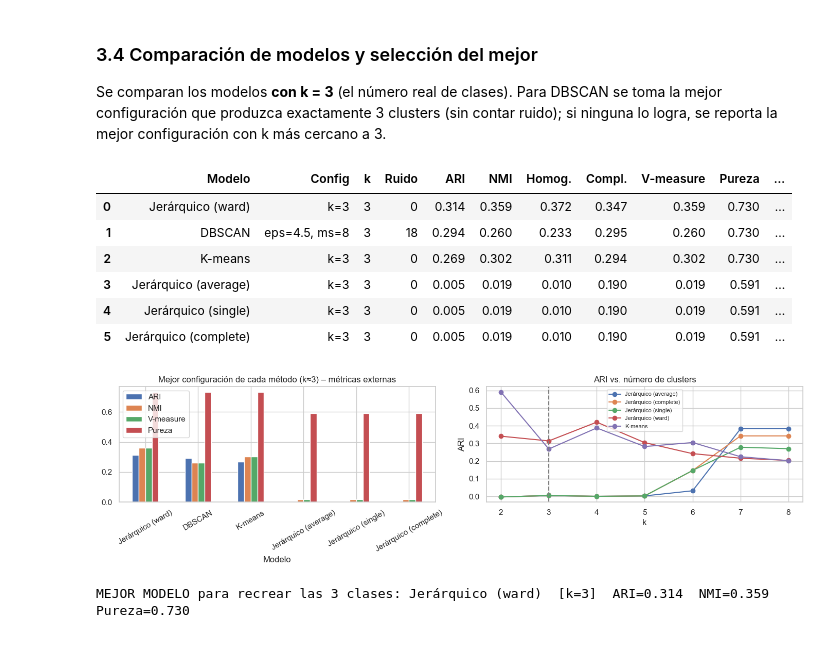
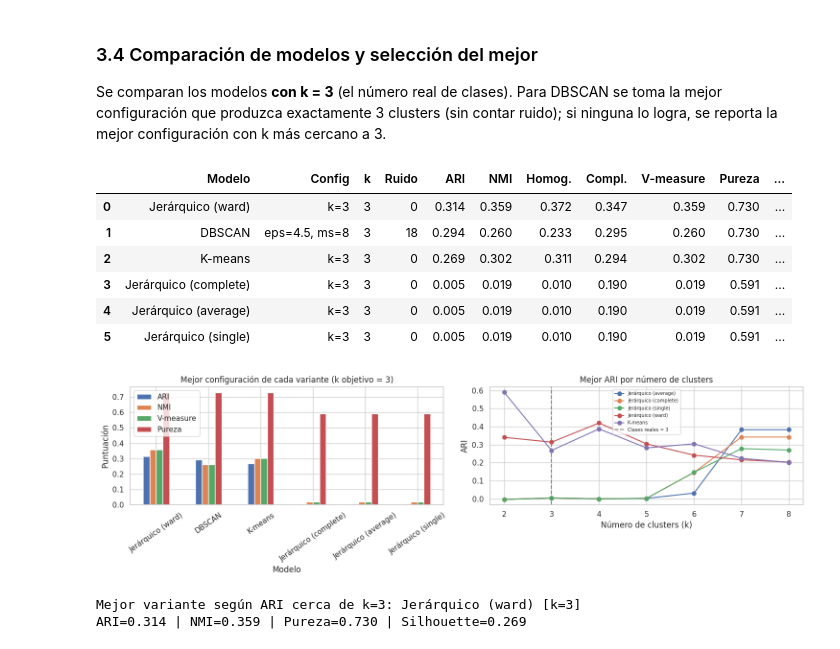
Before and after one commit to INNOX20/Proyecto-3-del-curso, a Jupyter notebook: Proyecto3_Sleep_Health.ipynb, the cells around one changed output. Drawn from its saved outputs; the diff is of its cells as text; code cells hidden in the pictures.

```diff
--- a/Proyecto3_Sleep_Health.ipynb
+++ b/Proyecto3_Sleep_Health.ipynb
@@ -397,41 +580,55 @@ Se comparan los modelos **con k = 3** (el número real de clases). Para DBSCAN s
 # %%
 R = pd.DataFrame(resultados)
 
-# Mejor configuración por familia con k == n_clases
+# Para cada variante se prioriza k = número real de clases. Si DBSCAN no produce
+# ese k, se conservan todas las configuraciones con el k más cercano y se elige
+# entre ellas la de mayor ARI.
 filas = []
-for modelo, g in R.groupby("Modelo"):
-    g3 = g[g["k"] == n_clases]
-    if len(g3) == 0:                       # DBSCAN puede no tener k exacto
-        g3 = g.iloc[(g["k"] - n_clases).abs().argsort()[:1]]
-    filas.append(g3.sort_values("ARI", ascending=False).iloc[0])
+for modelo, g in R.groupby("Modelo", sort=False):
+    g = g.copy()
+    exactas = g[g["k"] == n_clases]
+    if not exactas.empty:
+        candidatas = exactas
+    else:
+        distancia_minima = (g["k"] - n_clases).abs().min()
+        candidatas = g[(g["k"] - n_clases).abs() == distancia_minima]
+    filas.append(candidatas.sort_values(["ARI", "NMI", "Pureza"], ascending=False).iloc[0])
+
 comp = pd.DataFrame(filas).sort_values("ARI", ascending=False).reset_index(drop=True)
-comp.round(3)
+display(comp.round(3))
 # %% [output]
 |  | Modelo | Config | k | Ruido | ARI | NMI | Homog. | Compl. | V-measure | Pureza | ... |
 | 0 | Jerárquico (ward) | k=3 | 3 | 0 | 0.314 | 0.359 | 0.372 | 0.347 | 0.359 | 0.730 | ... |
 | 1 | DBSCAN | eps=4.5, ms=8 | 3 | 18 | 0.294 | 0.260 | 0.233 | 0.295 | 0.260 | 0.730 | ... |
 | 2 | K-means | k=3 | 3 | 0 | 0.269 | 0.302 | 0.311 | 0.294 | 0.302 | 0.730 | ... |
-| 3 | Jerárquico (average) | k=3 | 3 | 0 | 0.005 | 0.019 | 0.010 | 0.190 | 0.019 | 0.591 | ... |
-| 4 | Jerárquico (single) | k=3 | 3 | 0 | 0.005 | 0.019 | 0.010 | 0.190 | 0.019 | 0.591 | ... |
-| 5 | Jerárquico (complete) | k=3 | 3 | 0 | 0.005 | 0.019 | 0.010 | 0.190 | 0.019 | 0.591 | ... |
+| 3 | Jerárquico (complete) | k=3 | 3 | 0 | 0.005 | 0.019 | 0.010 | 0.190 | 0.019 | 0.591 | ... |
+| 4 | Jerárquico (average) | k=3 | 3 | 0 | 0.005 | 0.019 | 0.010 | 0.190 | 0.019 | 0.591 | ... |
+| 5 | Jerárquico (single) | k=3 | 3 | 0 | 0.005 | 0.019 | 0.010 | 0.190 | 0.019 | 0.591 | ... |
 # %%
-fig, ax = plt.subplots(1, 2, figsize=(14, 4))
-comp.set_index("Modelo")[["ARI", "NMI", "V-measure", "Pureza"]].plot.bar(ax=ax[0], rot=30)
-ax[0].set_title(f"Mejor configuración de cada método (k≈{n_clases}) – métricas externas")
+fig, ax = plt.subplots(1, 2, figsize=(15, 4.5))
+comp.set_index("Modelo")[["ARI", "NMI", "V-measure", "Pureza"]].plot.bar(ax=ax[0], rot=35)
+ax[0].set_title(f"Mejor configuración de cada variante (k objetivo = {n_clases})")
+ax[0].set_ylabel("Puntuación")
 
 for m, g in R.groupby("Modelo"):
     if m != "DBSCAN":
-        ax[1].plot(g["k"], g["ARI"], "o-", label=m)
-ax[1].axvline(n_clases, color="gray", ls="--"); ax[1].set_xlabel("k"); ax[1].set_ylabel("ARI")
-ax[1].set_title("ARI vs. número de clusters"); ax[1].legend(fontsize=8)
-plt.tight_layout(); plt.show()
+        resumen = g.groupby("k", as_index=False)["ARI"].max()
+        ax[1].plot(resumen["k"], resumen["ARI"], "o-", label=m)
+ax[1].axvline(n_clases, color="gray", ls="--", label=f"Clases reales = {n_clases}")
+ax[1].set_xlabel("Número de clusters (k)")
+ax[1].set_ylabel("ARI")
+ax[1].set_title("Mejor ARI por número de clusters")
+ax[1].legend(fontsize=7)
+plt.tight_layout()
+plt.show()
 
 mejor = comp.iloc[0]
-print(f"MEJOR MODELO para recrear las {n_clases} clases: {mejor['Modelo']}  [{mejor['Config']}]  "
-      f"ARI={mejor['ARI']:.3f}  NMI={mejor['NMI']:.3f}  Pureza={mejor['Pureza']:.3f}")
+print(f"Mejor variante según ARI cerca de k={n_clases}: {mejor['Modelo']} [{mejor['Config']}]")
+print(f"ARI={mejor['ARI']:.3f} | NMI={mejor['NMI']:.3f} | Pureza={mejor['Pureza']:.3f} | Silhouette={mejor['Silhouette']:.3f}")
 # %% [output]
-[figure, old version]
+[figure, new version]
-MEJOR MODELO para recrear las 3 clases: Jerárquico (ward)  [k=3]  ARI=0.314  NMI=0.359  Pureza=0.730
+Mejor variante según ARI cerca de k=3: Jerárquico (ward) [k=3]
+ARI=0.314 | NMI=0.359 | Pureza=0.730 | Silhouette=0.269
 # %%
 # Reconstruir las etiquetas del mejor modelo y compararlas con las clases reales
 def etiquetas(modelo, config):
```
Also changed, not shown: parts of 64 cells of this notebook.
